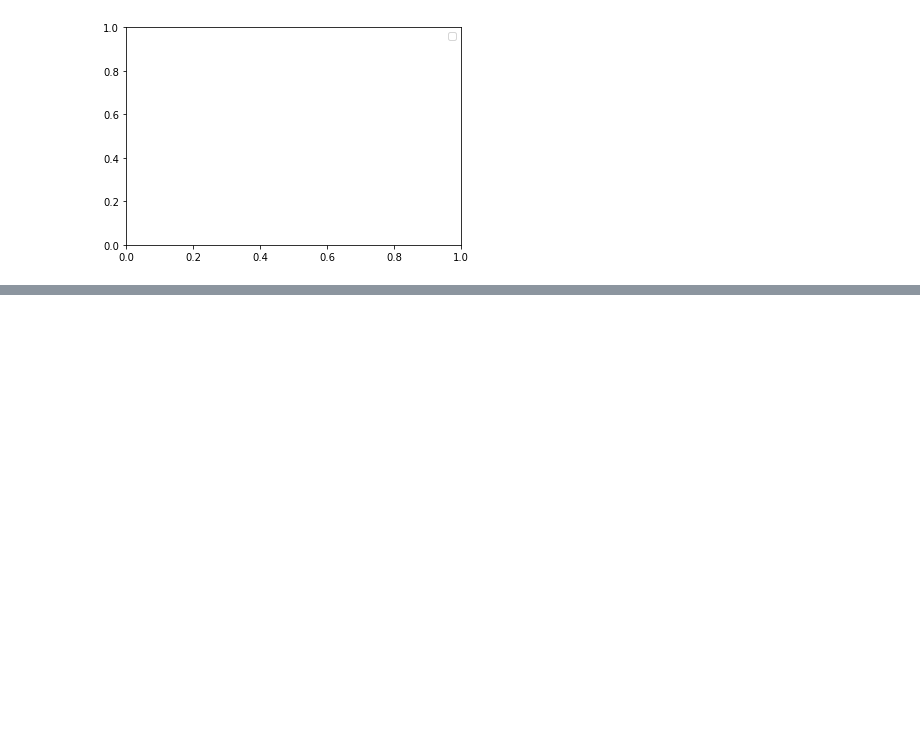
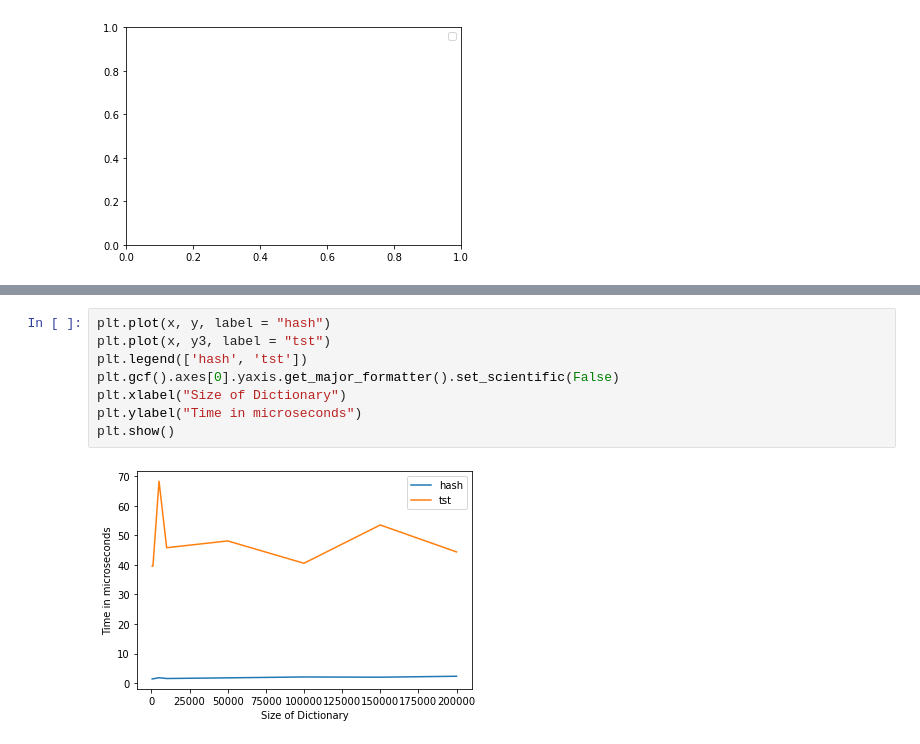
Before and after one commit to AnthonyLimanto/AlgorithmsAssignment_1, a Jupyter notebook: Untitled.ipynb, the cells around one changed output, grey strips where cells are left out. Saved outputs shown, nothing was run; the diff lists cells and outputs as text; blank space fills up the shorter version.

```diff
--- a/Untitled.ipynb
+++ b/Untitled.ipynb
@@ -72,0 +97,10 @@ The way we generated data for these experiment
+# %%
+plt.plot(x, y, label = "hash")
+plt.plot(x, y3, label = "tst")
+plt.legend(['hash', 'tst'])
+plt.gcf().axes[0].yaxis.get_major_formatter().set_scientific(False)
+plt.xlabel("Size of Dictionary")
+plt.ylabel("Time in microseconds")
+plt.show()
+# %% [output]
+[figure, added]
```
Also changed, not shown: parts of 7 cells of this notebook.
